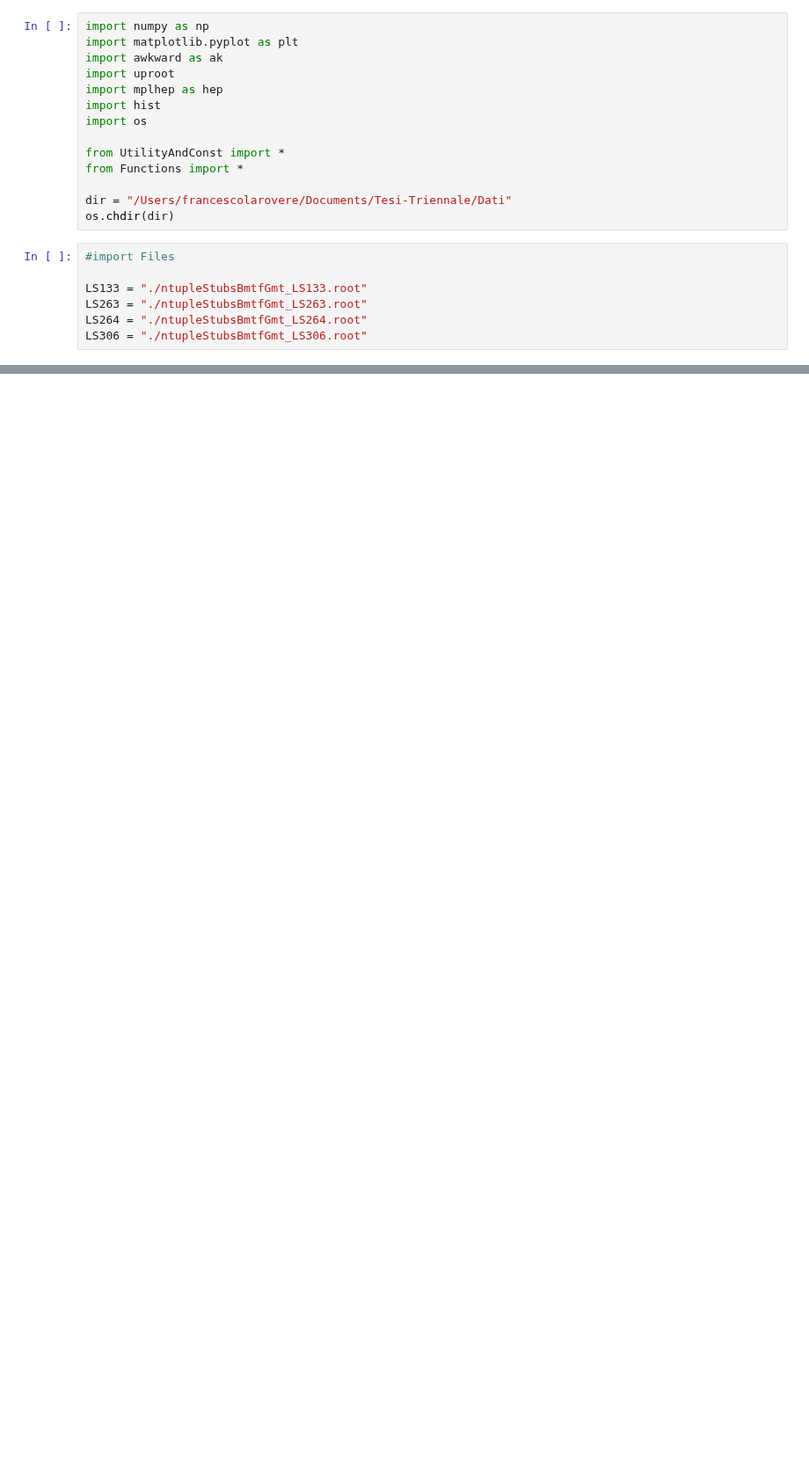
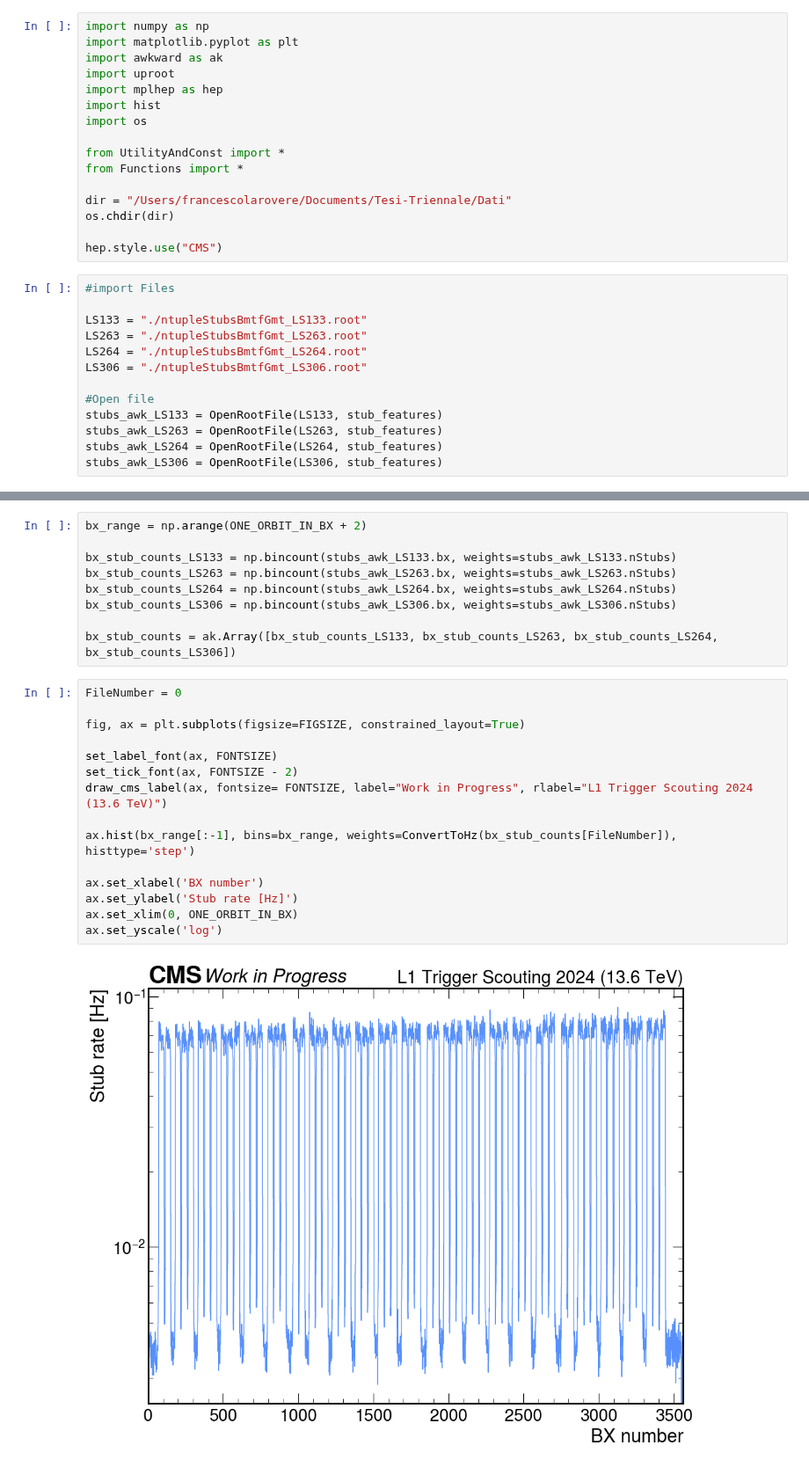
Before and after one commit to francescoreschio/Tesi-Triennale, a Jupyter notebook: Codice/Stubs.ipynb, the cells around one changed output, grey strips where cells are left out. Shown at 88% size. Saved outputs shown, nothing was run; the diff lists cells and outputs as text; blank space fills up the shorter version.

```diff
--- a/Codice/Stubs.ipynb
+++ b/Codice/Stubs.ipynb
@@ -12,6 +12,8 @@ from Functions import *
 
 dir = "/Users/francescolarovere/Documents/Tesi-Triennale/Dati"
 os.chdir(dir)
+
+hep.style.use("CMS")
 # %%
 #import Files
 
@@ -19,3 +21,9 @@ LS133 = "./ntupleStubsBmtfGmt_LS133.root"
 LS263 = "./ntupleStubsBmtfGmt_LS263.root"
 LS264 = "./ntupleStubsBmtfGmt_LS264.root"
 LS306 = "./ntupleStubsBmtfGmt_LS306.root"
+
+#Open file
+stubs_awk_LS133 = OpenRootFile(LS133, stub_features)
+stubs_awk_LS263 = OpenRootFile(LS263, stub_features)
+stubs_awk_LS264 = OpenRootFile(LS264, stub_features)
+stubs_awk_LS306 = OpenRootFile(LS306, stub_features)
@@ -36,0 +32,26 @@ print(bx_stub_counts)
+# %%
+bx_range = np.arange(ONE_ORBIT_IN_BX + 2)
+
+bx_stub_counts_LS133 = np.bincount(stubs_awk_LS133.bx, weights=stubs_awk_LS133.nStubs)
+bx_stub_counts_LS263 = np.bincount(stubs_awk_LS263.bx, weights=stubs_awk_LS263.nStubs)
+bx_stub_counts_LS264 = np.bincount(stubs_awk_LS264.bx, weights=stubs_awk_LS264.nStubs)
+bx_stub_counts_LS306 = np.bincount(stubs_awk_LS306.bx, weights=stubs_awk_LS306.nStubs)
+
+bx_stub_counts = ak.Array([bx_stub_counts_LS133, bx_stub_counts_LS263, bx_stub_counts_LS264, bx_stub_counts_LS306])
+# %%
+FileNumber = 0
+
+fig, ax = plt.subplots(figsize=FIGSIZE, constrained_layout=True)
+
+set_label_font(ax, FONTSIZE)
+set_tick_font(ax, FONTSIZE - 2)
+draw_cms_label(ax, fontsize= FONTSIZE, label="Work in Progress", rlabel="L1 Trigger Scouting 2024 (13.6 TeV)")
+
+ax.hist(bx_range[:-1], bins=bx_range, weights=ConvertToHz(bx_stub_counts[FileNumber]), histtype='step')
+
+ax.set_xlabel('BX number')
+ax.set_ylabel('Stub rate [Hz]')
+ax.set_xlim(0, ONE_ORBIT_IN_BX)
+ax.set_yscale('log')
+# %% [output]
+[figure, added]
```
Also changed, not shown: parts of 3 cells of this notebook, 3 other files.
